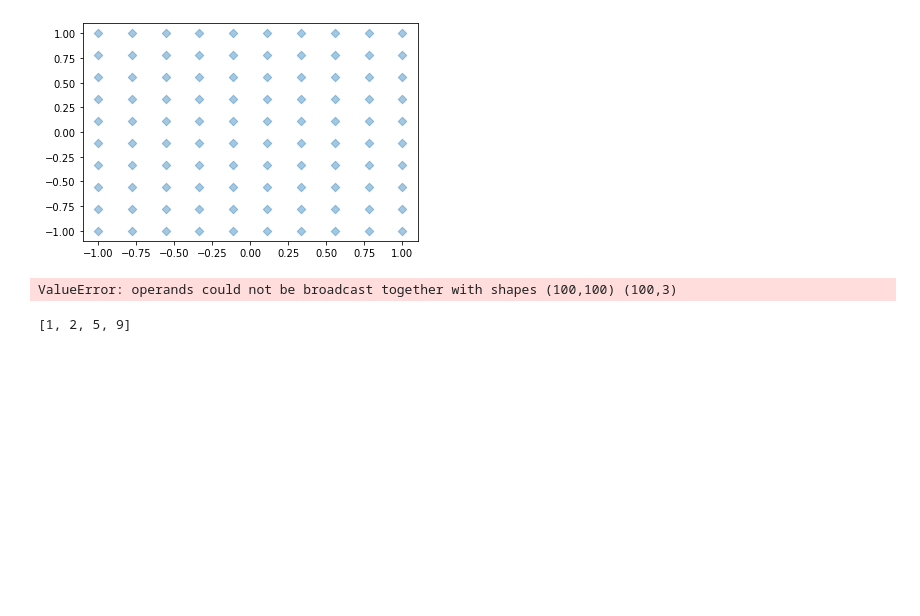
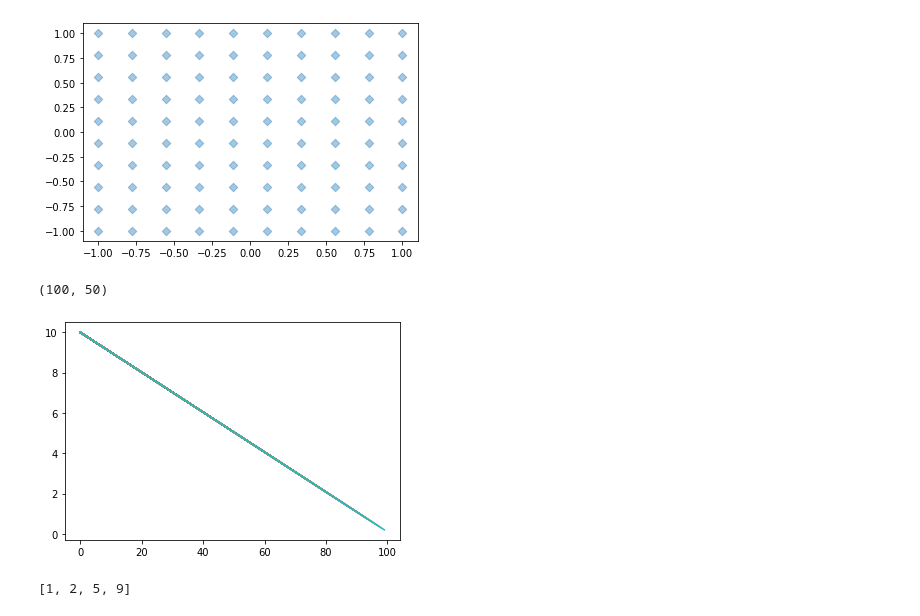
Before and after one commit to furukawa-laboratory/rookies_workout_2021, a Jupyter notebook: som/ando_som_training.ipynb, the cells around one changed output. Saved outputs shown, nothing was run; the diff lists cells and outputs as text; code cells hidden in the pictures; blank space fills up the shorter version.

Commit message:
add Reference_vector

```diff
--- a/som/ando_som_training.ipynb
+++ b/som/ando_som_training.ipynb
@@ -3,11 +3,11 @@
 import numpy as np
 import matplotlib.pyplot as plt
 
-N=100 #データ数
+N=50 #データ数
 D = 3 #データの次元数
 nodes = 10 #潜在空間の一次元あたりのノード数？
 L = 2 #潜在空間の次元数
-K = nodes*L #潜在空間のノード数
+K = nodes**L #潜在空間のノード数
 T = 100 #総学習回数 ここは変えて良いのかな?
 tau = 50
 
@@ -61,36 +61,45 @@ plt.scatter(M[:, 0], M[:, 1], alpha=0.4, marker='D')
 [figure]
 # %%
 #データの距離
-def zn(A,B):
-    distance = np.sum((A[:, None, :]-B[None, :, :])**2, axis=2)
+def distance_function(A,B):
+    distance= np.sum((A[:, None, :]-B[None, :, :])**2, axis=2)
     return distance
+D = distance_function(M,Z)
+D.shape
+# %% [output]
+(100, 50)
 # %%
 #近傍半径を減少させるスケージュリーングの設定、ς関数の描画
 sigma_max = 10
 sigma_min = 0.1
 Sigma_t = []
 times = []
 def Reference_vector(t,Z,M,X):
     #パワーポイントの式を参照
     sigma = ((sigma_min-sigma_max)/T)*t+sigma_max
     #R_knの式
-    R_kn = np.exp(-1/(2*sigma**2))*zn(Z,M)
-    #g_kの式
-    g_k = np.sum(R_kn, axis=1)
-    #y_kの式 エラー出る、ヒント：行列積
+    R_kn = np.exp((-1/(2*sigma**2))*distance_function(M,Z))
+    #print(R_kn.shape)
+    #g_kの式 K次元のベクトル このオプションで潰れるのを防ぐ
+    g_k = np.sum(R_kn, axis=1,keepdims=True)
+    #print(g_k.shape)
+    #y_kの式 エラー出る、ヒント：行列積、シェイプを意識しよう
+    H = R_kn/g_k
+    Y = H @ X
+    #print(Y.shape)
     #y_k = (1/g_k)*np.sum()
     #print(sigma)
-    return sigma
+    return sigma,Y
 
 for t in range(T):
     #sigma = sigma_max-(sigma_max-sigma_min)*(t/T)
     #print("t=",t+1,"sigma=",sigma)
-    S = Reference_vector(t,Z,M,X)
-    Sigma_t.append(S)
+    S_k,Y_k = Reference_vector(t,Z,M,X)
+    Sigma_t.append(S_k)
     times.append(t)
     plt.plot(times,Sigma_t);
 # %% [output]
-ValueError: operands could not be broadcast together with shapes (100,100) (100,3)
+[figure, added]
 # %%
 #-----------以下はpythonでの動作確認のためのテストコード---------------
 # %%
```
Also changed, not shown: parts of 2 cells of this notebook.
